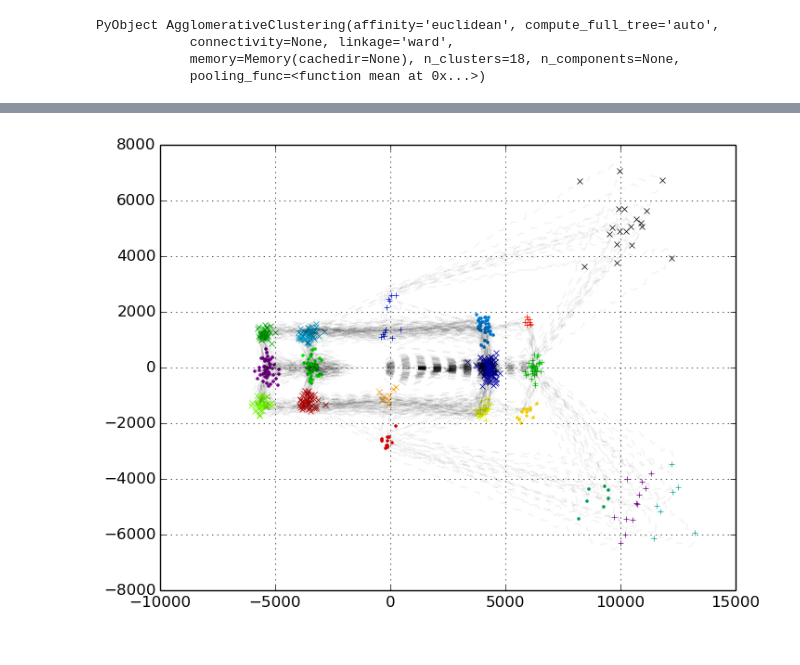
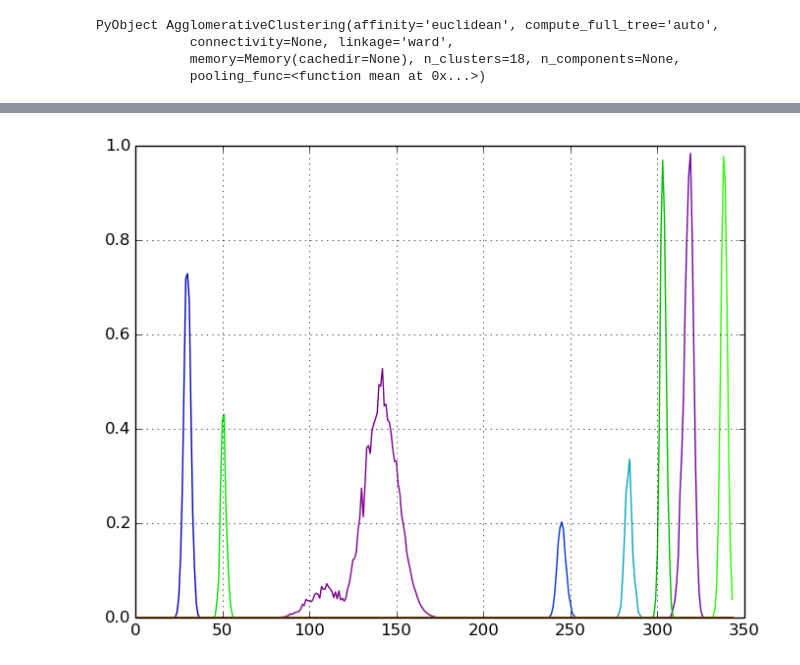
Before and after one commit to sisl/autoATC, a Jupyter notebook: turningPoints.ipynb, the cells around one changed output, grey strips where cells are left out. Drawn from its saved outputs; the diff is of its cells as text; code cells hidden in the pictures.

```diff
--- a/turningPoints.ipynb
+++ b/turningPoints.ipynb
@@ -285,27 +263,13 @@ np.exp(kde2[:score_samples](X2'))
-# %%
-###############################################################################
-# Plot result
-markers = itertools.cycle(["x","+","."])
-
-Xdict = Dict{Vector{Float64}, Int64}()
-for (l, m) in zip(np.unique(label), markers)
-    #@show (l,m)
-    #continue
-    idx = find(x -> x == l, label)
-    plot(X[2, idx], X[1,idx],
-    m, color=plt.cm[:spectral][:__call__](np.float(l) / np.max(label + 1)),markersize=4,
-              linestyle="")
-
-    for i in idx
-        Xdict[X[:, i]] = l
-    end
-end
-grid("on")
-
-for (tidx, t) in enumerate(trajectories)
-    nList = Float64[mes.n  for mes in t];
-    eList = Float64[mes.e  for mes in t];
-    plot(eList, nList, linestyle="--", marker="", alpha=0.05, color="k")
-end
-# %% [output]
-[figure, removed]
+# %%
+for (tidx, t) in enumerate(trajectories[51:51])
+    nList = Float64[mes.n  for mes in t];
+    eList = Float64[mes.e  for mes in t];
+    Xi = [vcat(eList...)', vcat(nList...)']'
+    for l in label_unique
+        c = plt.cm[:spectral][:__call__](np.float(l) / np.max(label_unique + 1))
+        plot(confidenceInterval(gDict[l],Xi),color=c)
+    end
+end
+grid("on")
+# %% [output]
+[figure, added]
```
Also changed, not shown: parts of 27 cells of this notebook, 2 other files.
